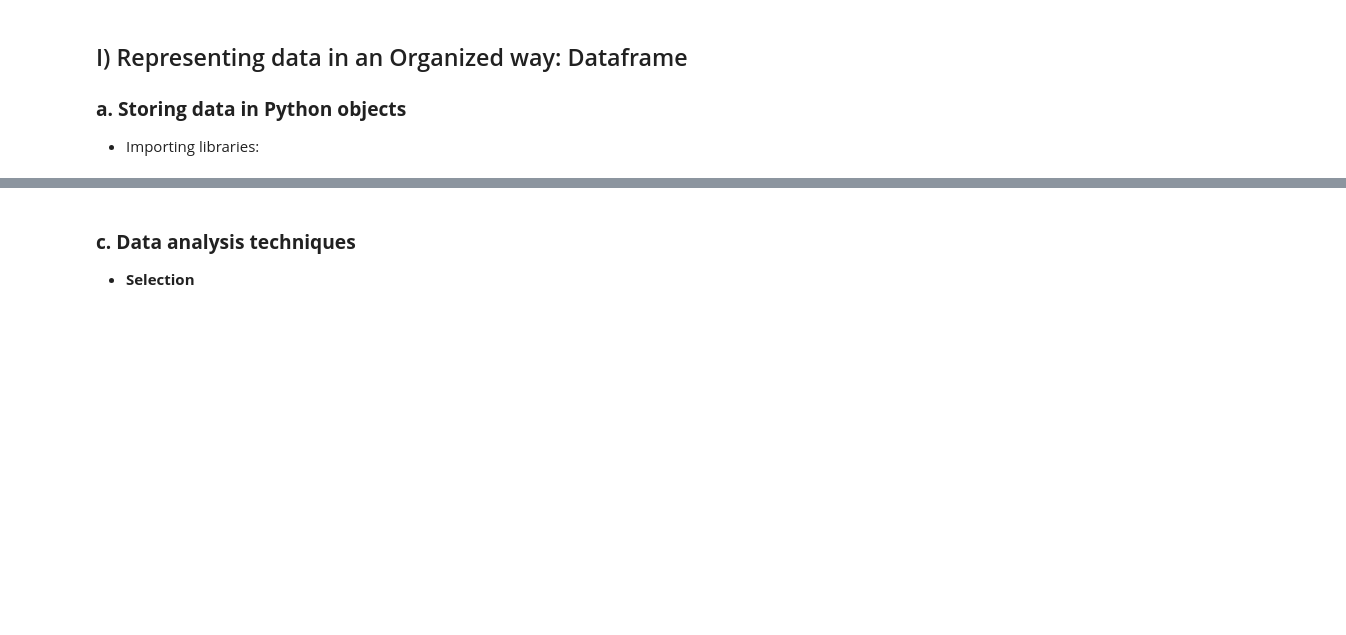
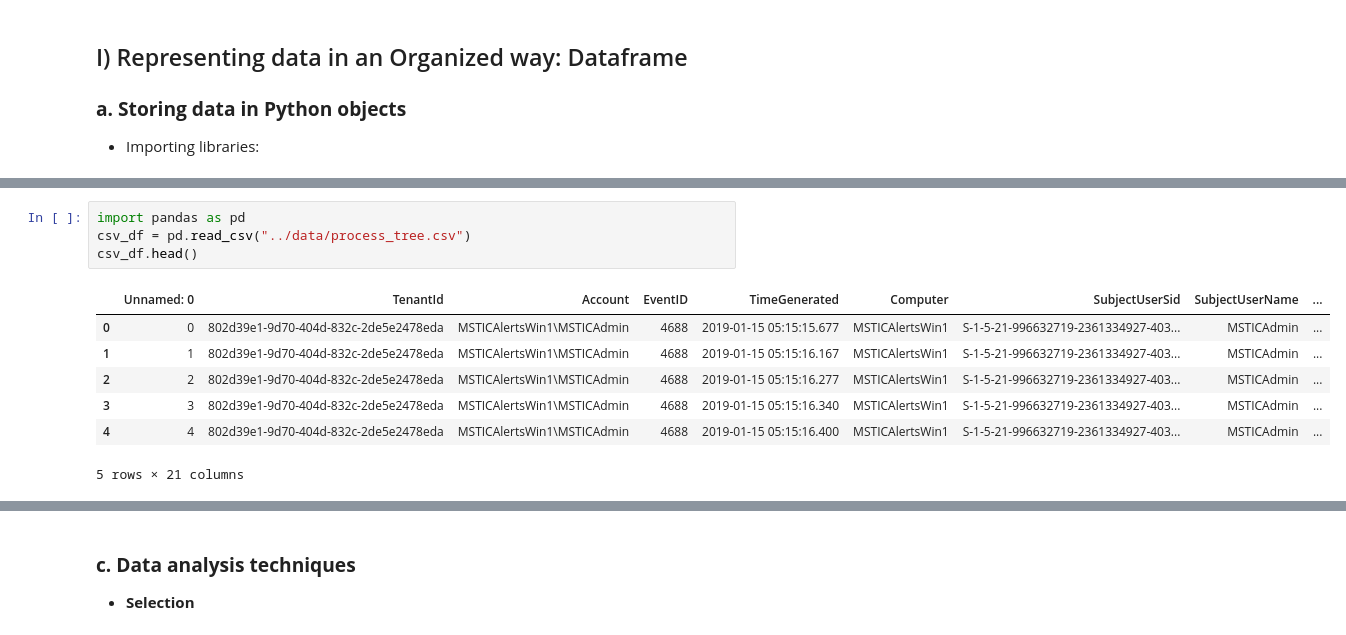
Before and after one commit to OTRF/infosec-jupyterthon, a Jupyter notebook: docs/workshops/2021/notebooks_for_secutity_operations/day1/day-1_part-3_basics_data_analysis_pandas.ipynb, the cells around one changed output, grey strips where cells are left out. Saved outputs shown, nothing was run; the diff lists cells and outputs as text; blank space fills up the shorter version.

Commit message:
Added Series and DataFrame Intro

```diff
--- a/docs/workshops/2021/notebooks_for_secutity_operations/day1/day-1_part-3_basics_data_analysis_pandas.ipynb
+++ b/docs/workshops/2021/notebooks_for_secutity_operations/day1/day-1_part-3_basics_data_analysis_pandas.ipynb
@@ -27,0 +126,12 @@ Contents
+# %%
+import pandas as pd
+csv_df = pd.read_csv("../data/process_tree.csv")
+csv_df.head()
+# %% [output]
+|  | Unnamed: 0 | TenantId | Account | EventID | TimeGenerated | Computer | SubjectUserSid | SubjectUserName | ... |
+| 0 | 0 | 802d39e1-9d70-404d-832c-2de5e2478eda | MSTICAlertsWin1\MSTICAdmin | 4688 | 2019-01-15 05:15:15.677 | MSTICAlertsWin1 | S-1-5-21-996632719-2361334927-403... | MSTICAdmin | ... |
+| 1 | 1 | 802d39e1-9d70-404d-832c-2de5e2478eda | MSTICAlertsWin1\MSTICAdmin | 4688 | 2019-01-15 05:15:16.167 | MSTICAlertsWin1 | S-1-5-21-996632719-2361334927-403... | MSTICAdmin | ... |
+| 2 | 2 | 802d39e1-9d70-404d-832c-2de5e2478eda | MSTICAlertsWin1\MSTICAdmin | 4688 | 2019-01-15 05:15:16.277 | MSTICAlertsWin1 | S-1-5-21-996632719-2361334927-403... | MSTICAdmin | ... |
+| 3 | 3 | 802d39e1-9d70-404d-832c-2de5e2478eda | MSTICAlertsWin1\MSTICAdmin | 4688 | 2019-01-15 05:15:16.340 | MSTICAlertsWin1 | S-1-5-21-996632719-2361334927-403... | MSTICAdmin | ... |
+| 4 | 4 | 802d39e1-9d70-404d-832c-2de5e2478eda | MSTICAlertsWin1\MSTICAdmin | 4688 | 2019-01-15 05:15:16.400 | MSTICAlertsWin1 | S-1-5-21-996632719-2361334927-403... | MSTICAdmin | ... |
+5 rows × 21 columns
```
Also changed, not shown: parts of 22 cells of this notebook.
